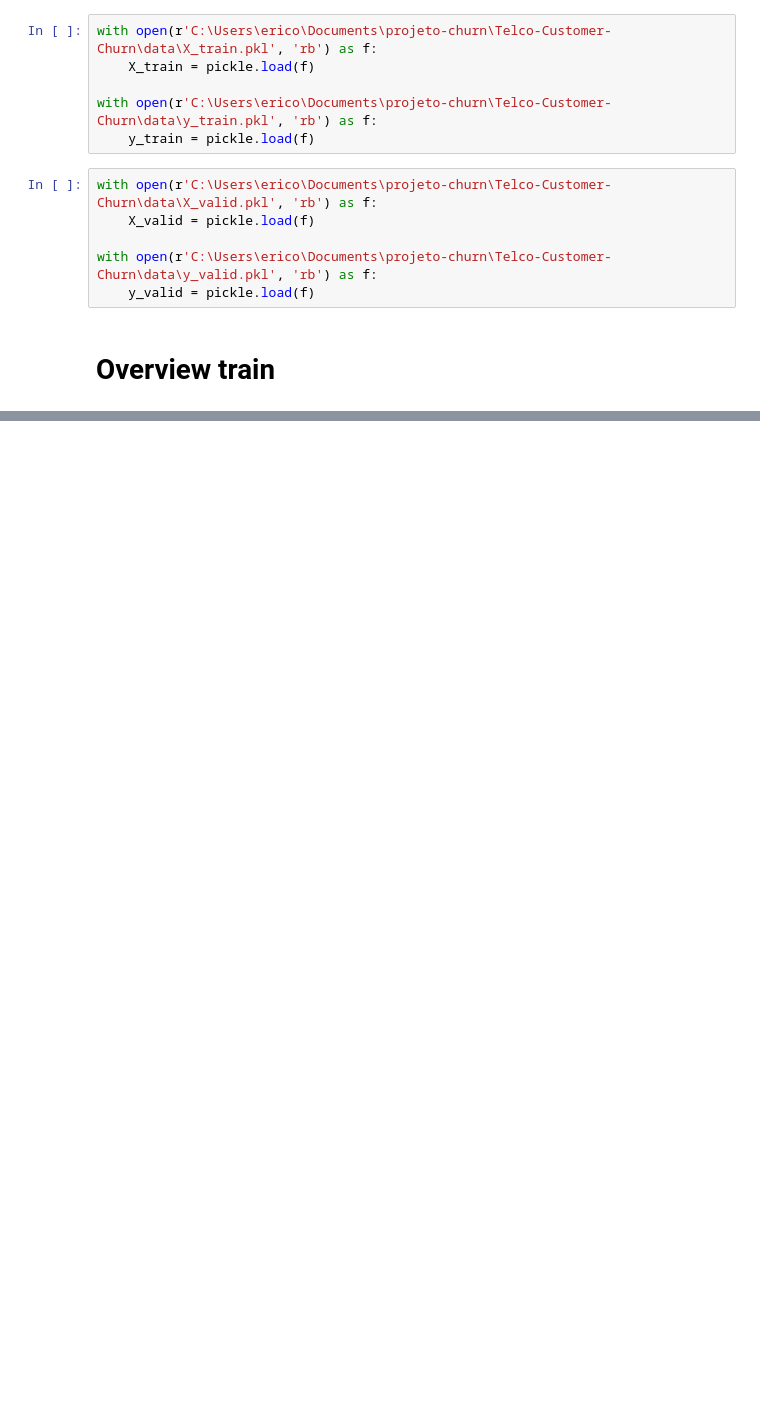
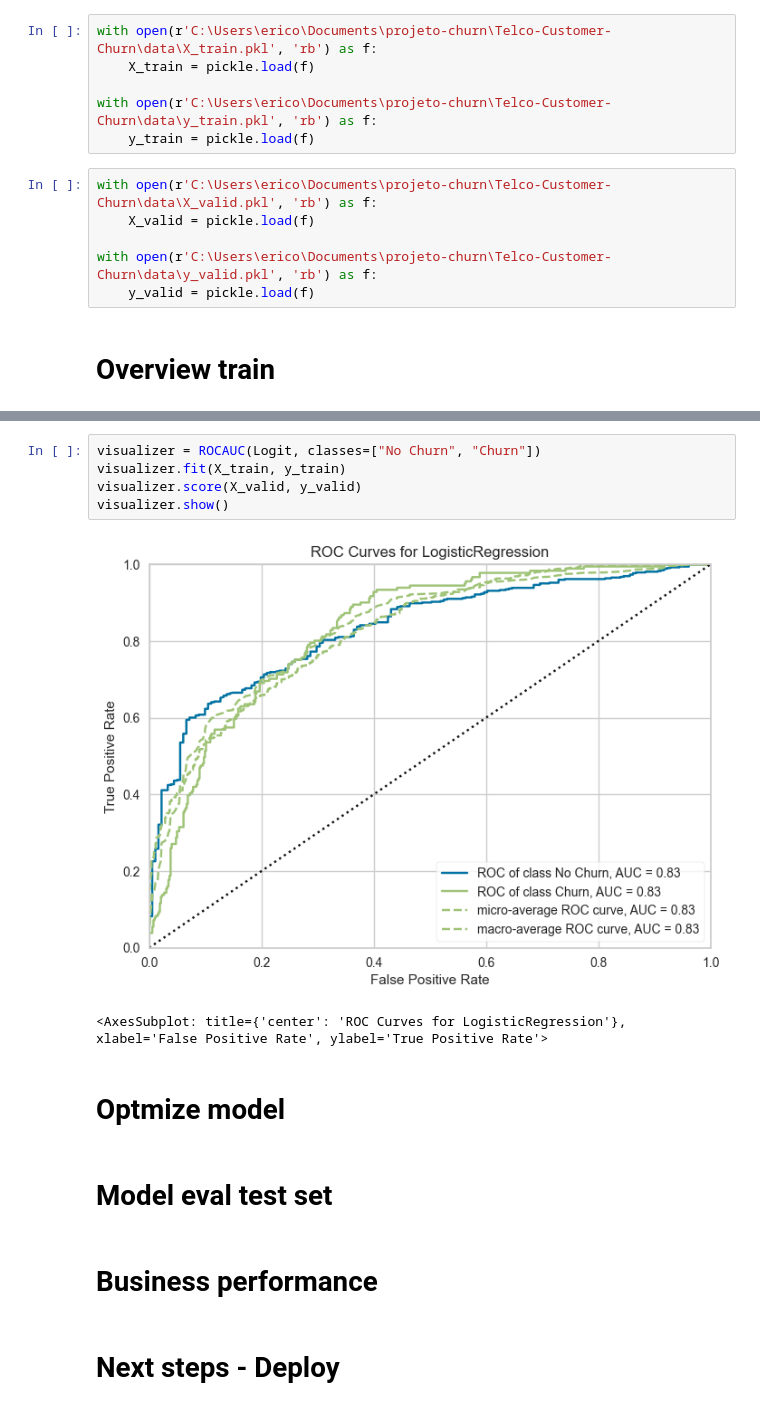
Before and after one commit to Eric-Oliveira-ds/Telco-Customer-Churn, a Jupyter notebook: notebook/modeling.ipynb, the cells around one changed output, grey strips where cells are left out. Cells and saved outputs as stored; diff of their text form; blank space fills up the shorter version.

```diff
--- a/notebook/modeling.ipynb
+++ b/notebook/modeling.ipynb
@@ -113,0 +319,16 @@ X_valid.head()
+# %%
+visualizer = ROCAUC(Logit, classes=["No Churn", "Churn"])
+visualizer.fit(X_train, y_train)
+visualizer.score(X_valid, y_valid)
+visualizer.show()
+# %% [output]
+[figure, added]
+<AxesSubplot: title={'center': 'ROC Curves for LogisticRegression'}, xlabel='False Positive Rate', ylabel='True Positive Rate'>
+# %% [markdown]
+# Optmize model
+# %% [markdown]
+# Model eval test set
+# %% [markdown]
+# Business performance
+# %% [markdown]
+# Next steps - Deploy
```
Also changed, not shown: parts of 58 cells of this notebook.
